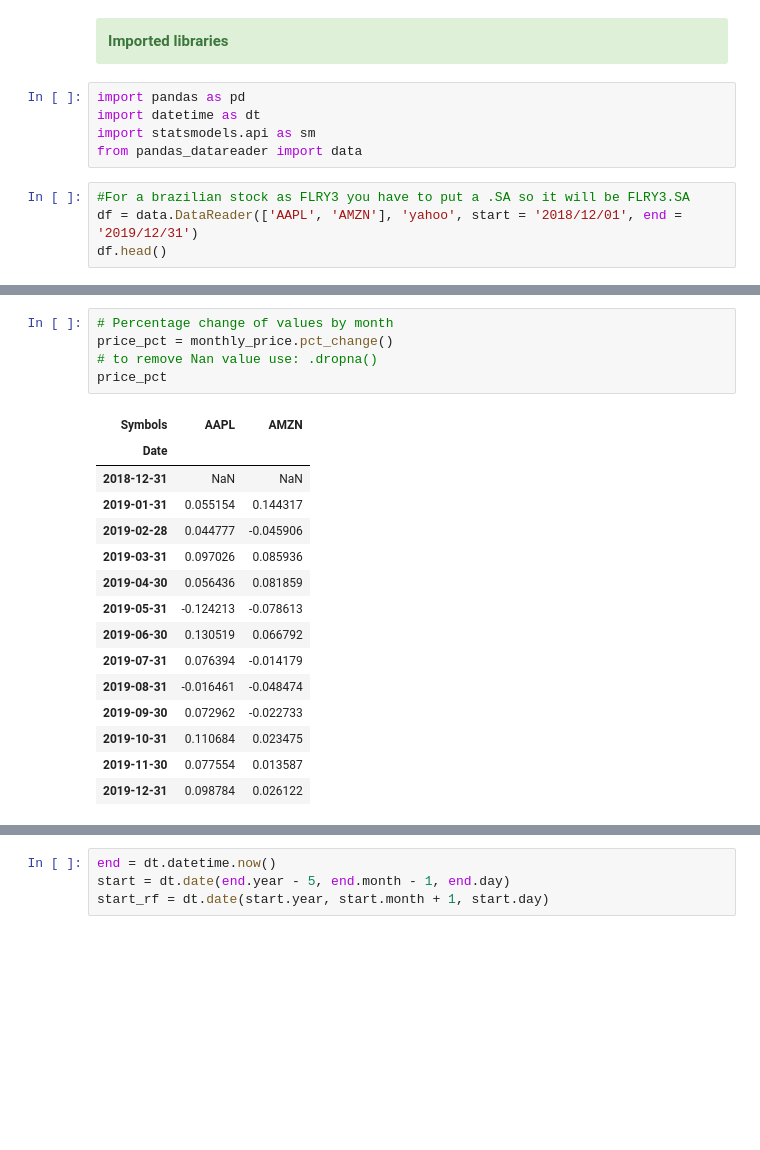
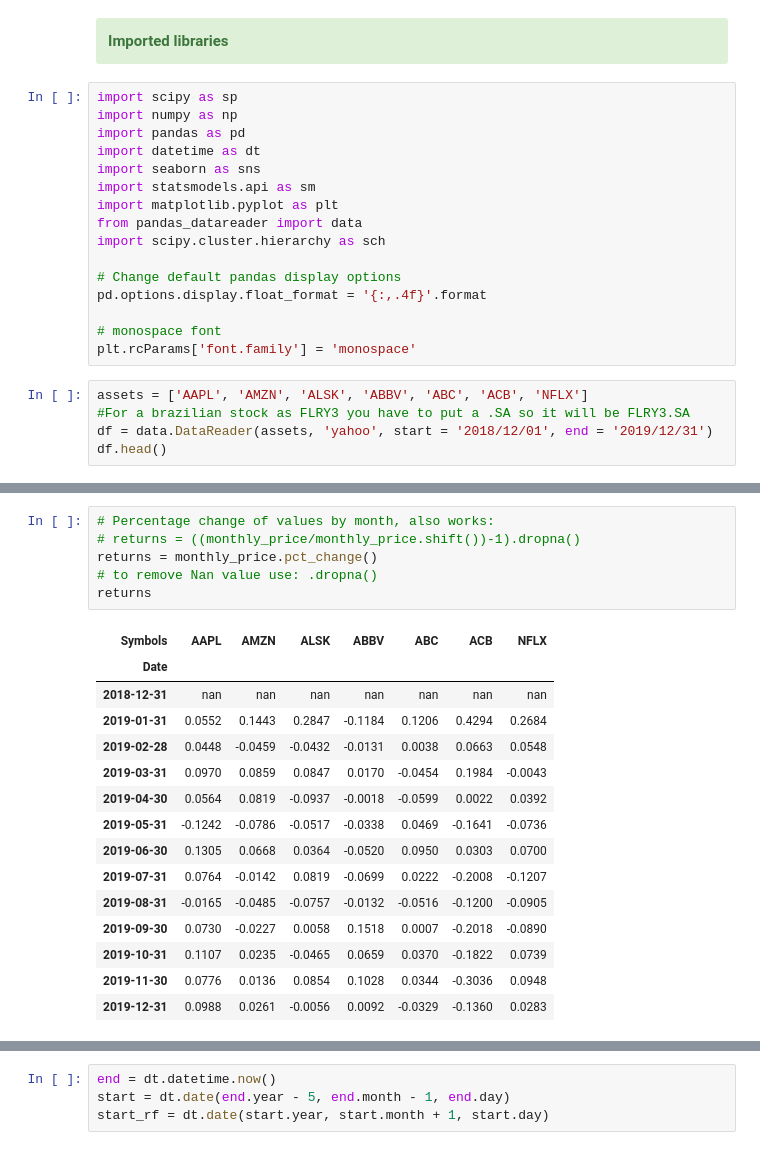
Before and after one commit to Pedro-Ivo/Financial_Analysis, a Jupyter notebook: Working with multiple assets.ipynb, the cells around one changed output, grey strips where cells are left out. Cells and saved outputs as stored; diff of their text form; blank space fills up the shorter version.

```diff
--- a/Working with multiple assets.ipynb
+++ b/Working with multiple assets.ipynb
@@ -3,12 +3,24 @@
 <b>Imported libraries</b>
 </div>
 # %%
+import scipy as sp
+import numpy as np
 import pandas as pd
 import datetime as dt
+import seaborn as sns
 import statsmodels.api as sm
+import matplotlib.pyplot as plt
 from pandas_datareader import data
+import scipy.cluster.hierarchy as sch
+
+# Change default pandas display options
+pd.options.display.float_format = '{:,.4f}'.format
+
+# monospace font
+plt.rcParams['font.family'] = 'monospace'
 # %%
+assets = ['AAPL', 'AMZN', 'ALSK', 'ABBV', 'ABC', 'ACB', 'NFLX']
 #For a brazilian stock as FLRY3 you have to put a .SA so it will be FLRY3.SA
-df = data.DataReader(['AAPL', 'AMZN'], 'yahoo', start = '2018/12/01', end = '2019/12/31')
+df = data.DataReader(assets, 'yahoo', start = '2018/12/01', end = '2019/12/31')
 df.head()
 # %% [output]
@@ -47,21 +76,22 @@ monthly_price.head()
 # %%
-# Percentage change of values by month
-price_pct = monthly_price.pct_change()
+# Percentage change of values by month, also works:
+# returns = ((monthly_price/monthly_price.shift())-1).dropna()
+returns = monthly_price.pct_change()
 # to remove Nan value use: .dropna()
-price_pct
+returns
 # %% [output]
-| Symbols | AAPL | AMZN |
-| Date |  |  |
-| 2018-12-31 | NaN | NaN |
-| 2019-01-31 | 0.055154 | 0.144317 |
-| 2019-02-28 | 0.044777 | -0.045906 |
-| 2019-03-31 | 0.097026 | 0.085936 |
-| 2019-04-30 | 0.056436 | 0.081859 |
-| 2019-05-31 | -0.124213 | -0.078613 |
-| 2019-06-30 | 0.130519 | 0.066792 |
-| 2019-07-31 | 0.076394 | -0.014179 |
-| 2019-08-31 | -0.016461 | -0.048474 |
-| 2019-09-30 | 0.072962 | -0.022733 |
-| 2019-10-31 | 0.110684 | 0.023475 |
-| 2019-11-30 | 0.077554 | 0.013587 |
-| 2019-12-31 | 0.098784 | 0.026122 |
+| Symbols | AAPL | AMZN | ALSK | ABBV | ABC | ACB | NFLX |
+| Date |  |  |  |  |  |  |  |
+| 2018-12-31 | nan | nan | nan | nan | nan | nan | nan |
+| 2019-01-31 | 0.0552 | 0.1443 | 0.2847 | -0.1184 | 0.1206 | 0.4294 | 0.2684 |
+| 2019-02-28 | 0.0448 | -0.0459 | -0.0432 | -0.0131 | 0.0038 | 0.0663 | 0.0548 |
+| 2019-03-31 | 0.0970 | 0.0859 | 0.0847 | 0.0170 | -0.0454 | 0.1984 | -0.0043 |
+| 2019-04-30 | 0.0564 | 0.0819 | -0.0937 | -0.0018 | -0.0599 | 0.0022 | 0.0392 |
+| 2019-05-31 | -0.1242 | -0.0786 | -0.0517 | -0.0338 | 0.0469 | -0.1641 | -0.0736 |
+| 2019-06-30 | 0.1305 | 0.0668 | 0.0364 | -0.0520 | 0.0950 | 0.0303 | 0.0700 |
+| 2019-07-31 | 0.0764 | -0.0142 | 0.0819 | -0.0699 | 0.0222 | -0.2008 | -0.1207 |
+| 2019-08-31 | -0.0165 | -0.0485 | -0.0757 | -0.0132 | -0.0516 | -0.1200 | -0.0905 |
+| 2019-09-30 | 0.0730 | -0.0227 | 0.0058 | 0.1518 | 0.0007 | -0.2018 | -0.0890 |
+| 2019-10-31 | 0.1107 | 0.0235 | -0.0465 | 0.0659 | 0.0370 | -0.1822 | 0.0739 |
+| 2019-11-30 | 0.0776 | 0.0136 | 0.0854 | 0.1028 | 0.0344 | -0.3036 | 0.0948 |
+| 2019-12-31 | 0.0988 | 0.0261 | -0.0056 | 0.0092 | -0.0329 | -0.1360 | 0.0283 |
```
Also changed, not shown: parts of 27 cells of this notebook.
